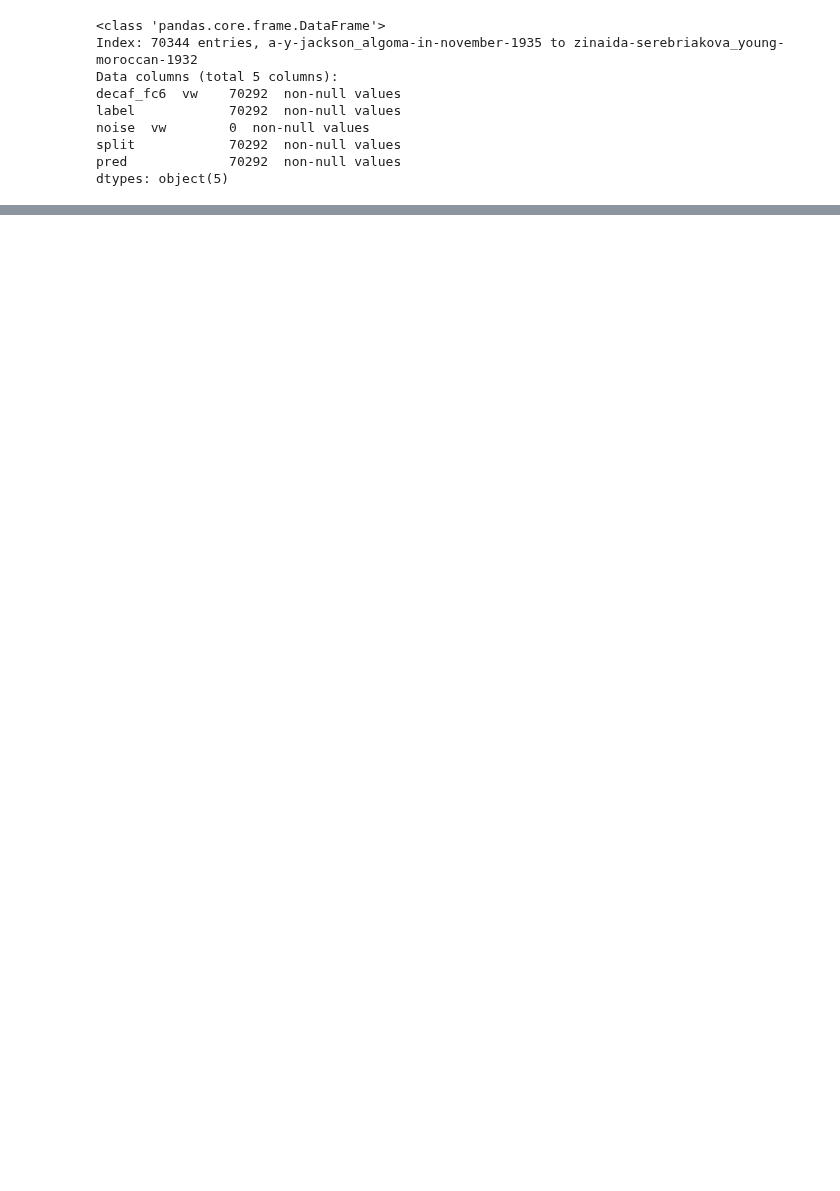
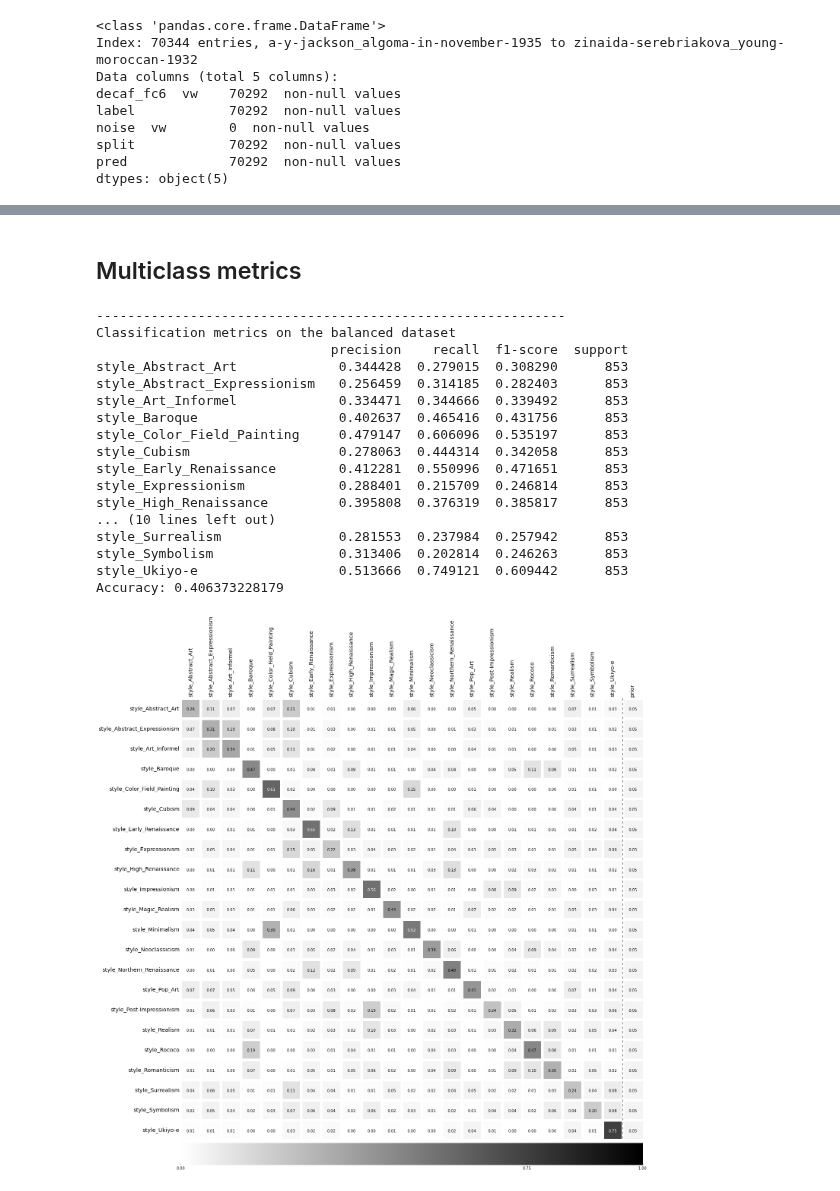
Before and after one commit to sergeyk/vislab, a Jupyter notebook: notebooks/wikipaintings results.ipynb, the cells around one changed output, grey strips where cells are left out. Drawn from its saved outputs; the diff is of its cells as text; code cells hidden in the pictures; blank space fills up the shorter version.

```diff
--- a/notebooks/wikipaintings results.ipynb
+++ b/notebooks/wikipaintings results.ipynb
@@ -20,3 +30,5 @@ wikipaintings image_info 37637
+# %%
+label_df = wikipaintings.get_style_dataset()
 # %%
 results_df, preds_panel = aphrodite.results.load_pred_results(
     'wikipaintings_sep26', '/Users/sergeyk/work/aphrodite-dev/data/results/', force=False)
@@ -87,0 +94,25 @@ Accuracy: 0.827974733967
+# %% [markdown]
+## Multiclass metrics
+# %%
+mc_pred_df = preds_panel.minor_xs('decaf_fc6  vw').join(label_df)
+# %%
+balanced_mc_metrics = vislab.results.multiclass_metrics(mc_pred_df, 'clf wikipaintings_style', balanced=True)
+# %% [output]
+------------------------------------------------------------
+Classification metrics on the balanced dataset
+                              precision    recall  f1-score  support
+style_Abstract_Art             0.344428  0.279015  0.308290      853
+style_Abstract_Expressionism   0.256459  0.314185  0.282403      853
+style_Art_Informel             0.334471  0.344666  0.339492      853
+style_Baroque                  0.402637  0.465416  0.431756      853
+style_Color_Field_Painting     0.479147  0.606096  0.535197      853
+style_Cubism                   0.278063  0.444314  0.342058      853
+style_Early_Renaissance        0.412281  0.550996  0.471651      853
+style_Expressionism            0.288401  0.215709  0.246814      853
+style_High_Renaissance         0.395808  0.376319  0.385817      853
+... (10 lines left out)
+style_Surrealism               0.281553  0.237984  0.257942      853
+style_Symbolism                0.313406  0.202814  0.246263      853
+style_Ukiyo-e                  0.513666  0.749121  0.609442      853
+Accuracy: 0.406373228179
+[figure, added]
```
Also changed, not shown: parts of 10 cells of this notebook, 6 other files.
